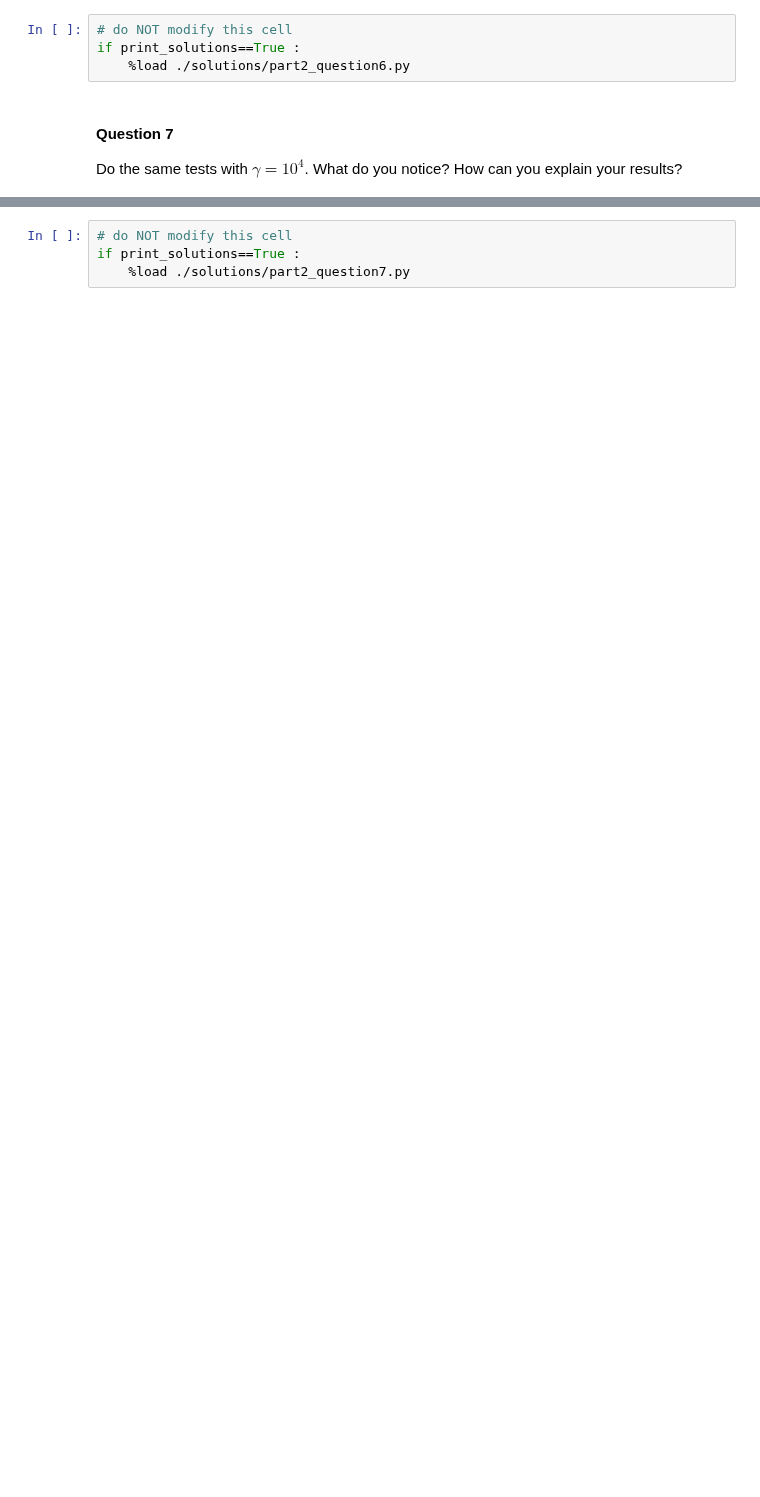
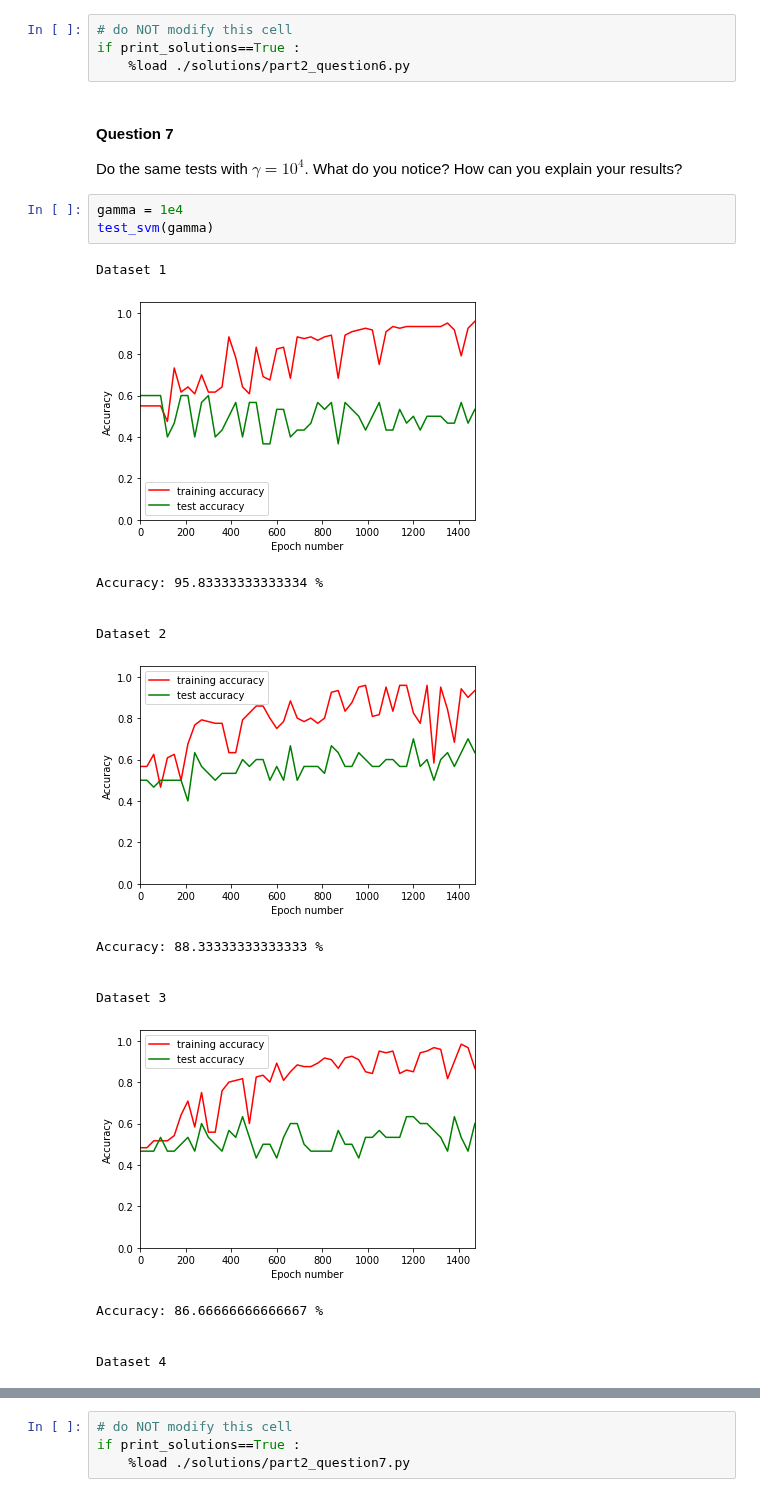
Before and after one commit to mspronesti/eurecom-machine-learning, a Jupyter notebook: labs/lab3/lab3_svm.ipynb, the cells around one changed output, grey strips where cells are left out. Cells and saved outputs as stored; diff of their text form; blank space fills up the shorter version.

```diff
--- a/labs/lab3/lab3_svm.ipynb
+++ b/labs/lab3/lab3_svm.ipynb
@@ -351,3 +422,23 @@ if print_solutions==True :
 # %% [markdown]
 <h4>Question 7</h4>
 Do the same tests with $\gamma = 10^{4}$. What do you notice? How can you explain your results?
+# %%
+gamma = 1e4
+test_svm(gamma)
+# %% [output]
+Dataset 1
+[figure, added]
+Accuracy: 95.83333333333334 %
+
+
+Dataset 2
+[figure, added]
+Accuracy: 88.33333333333333 %
+
+
+Dataset 3
+[figure, added]
+Accuracy: 86.66666666666667 %
+
+
+Dataset 4
```
Also changed, not shown: parts of 11 cells of this notebook.
